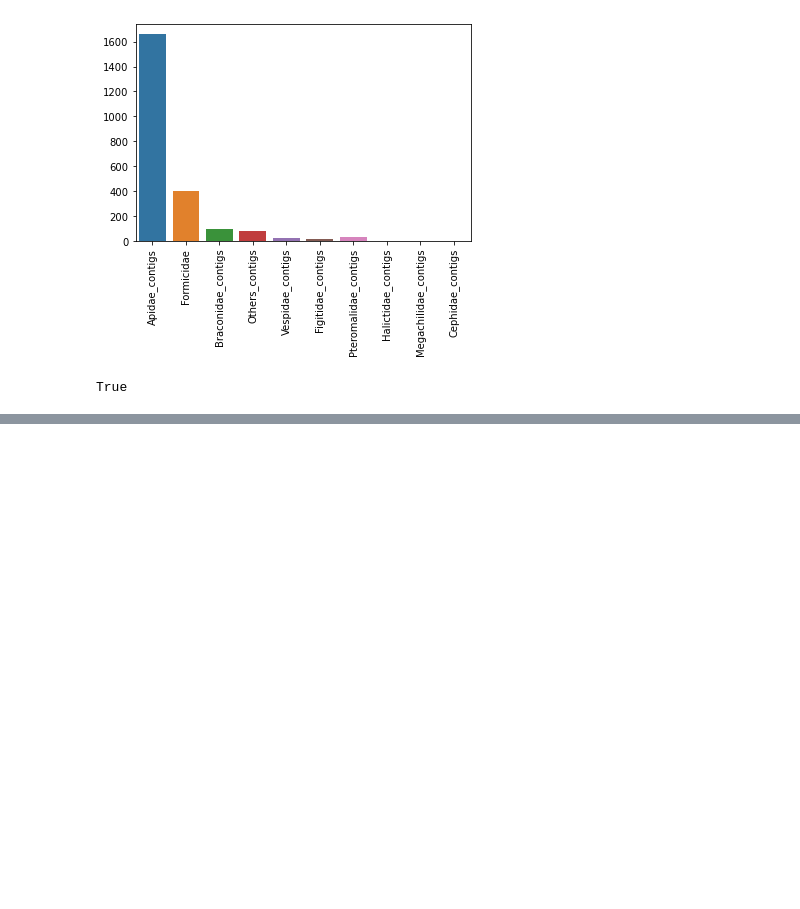
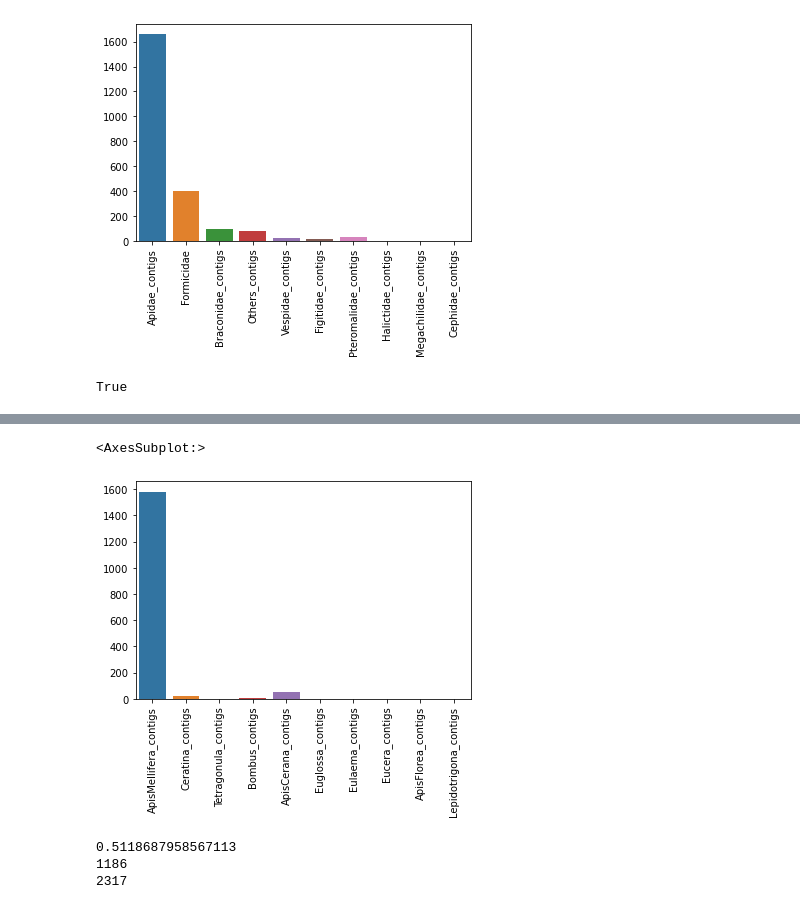
Before and after one commit to Matthijnssenslab/Bee_euvir, a Jupyter notebook: notebooks/Virussharing_subset.ipynb, the cells around one changed output, grey strips where cells are left out. Drawn from its saved outputs; the diff is of its cells as text; code cells hidden in the pictures; blank space fills up the shorter version.

```diff
--- a/notebooks/Virussharing_subset.ipynb
+++ b/notebooks/Virussharing_subset.ipynb
@@ -452,3 +452,6 @@ contigdic['Others_Mega'] = list(Others_Mega[Others_Mega > len(Megachilidae_cov)*
 contigdic['Others_Ptero'] = list(Others_Ptero[Others_Ptero > len(Pteromalidae_cov)*0.1].index)
 contigdic['Others_Cephi'] = list(Others_Cephi[Others_Cephi > len(Cephidae_cov)*0.1].index)
 contigdic['Others_Figi'] = list(Others_Figi[Others_Figi > len(Figitidae_cov)*0.1].index)
+# %%
+taxdf = pd.concat([nodeTax,sraTax])
+taxdf.head()
@@ -454,0 +465,17 @@ contigdic['Others_Figi'] = list(Others_Figi[Others_Figi > len(Figitidae_cov)*0.1
+# %%
+#Parse over the contigdic.
+contigdic_tax = {}
+for i in contigdic:
+    tempdic = {}
+    for j in list(taxdf[taxdf.index.isin(contigdic[i])]['order']):
+        if j in tempdic:
+            tempdic[j] += 1
+        else:
+            tempdic[j] = 1
+    contigdic_tax[i] = tempdic
+# %%
+#Create nested list, to process in cytoscape.
+contigdic_tax_neslis = []
+for i in contigdic_tax:
+    for j in contigdic_tax[i]:
+        contigdic_tax_neslis.append([str(i.split('_')[0]), str(i.split('_')[1]), str(j), str(contigdic_tax[i][j])])
@@ -454,0 +671,9 @@ contigdic['Others_Figi'] = list(Others_Figi[Others_Figi > len(Figitidae_cov)*0.1
+# %%
+Apidae_len = [len(ApisMellifera_contigs) , len(Ceratina_contigs) , len(Tetragonula_contigs) , len(Bombus_contigs) , len(ApisCerana_contigs) , len(Euglossa_contigs) , len(Eulaema_contigs) , len(Eucera_contigs) , len(ApisFlorea_contigs) , len(Lepidotrigona_contigs)]
+
+g = sns.barplot(x = ['ApisMellifera_contigs' , 'Ceratina_contigs' , 'Tetragonula_contigs' , 'Bombus_contigs' , 'ApisCerana_contigs' , 'Euglossa_contigs' , 'Eulaema_contigs' , 'Eucera_contigs' , 'ApisFlorea_contigs' , 'Lepidotrigona_contigs'], y=Apidae_len)
+g.set_xticklabels(g.get_xticklabels(), rotation=90)
+g
+# %% [output]
+<AxesSubplot:>
+[figure, added]
@@ -454,0 +876,18 @@ contigdic['Others_Figi'] = list(Others_Figi[Others_Figi > len(Figitidae_cov)*0.1
+# %%
+#What's the total number of contigs we found sharing?
+shared_contigs = []
+for i in contigdic:
+    for j in contigdic[i]:
+        if j not in shared_contigs:
+            shared_contigs.append(j)
+for i in contigdic_api:
+    for j in contigdic_api[i]:
+        if j not in shared_contigs:
+            shared_contigs.append(j)
+print(len(shared_contigs)/sum(famlen))
+print(len(shared_contigs))
+print(sum(famlen))
+# %% [output]
+0.5118687958567113
+1186
+2317
```
Also changed, not shown: parts of 11 cells of this notebook, 3 other files.
